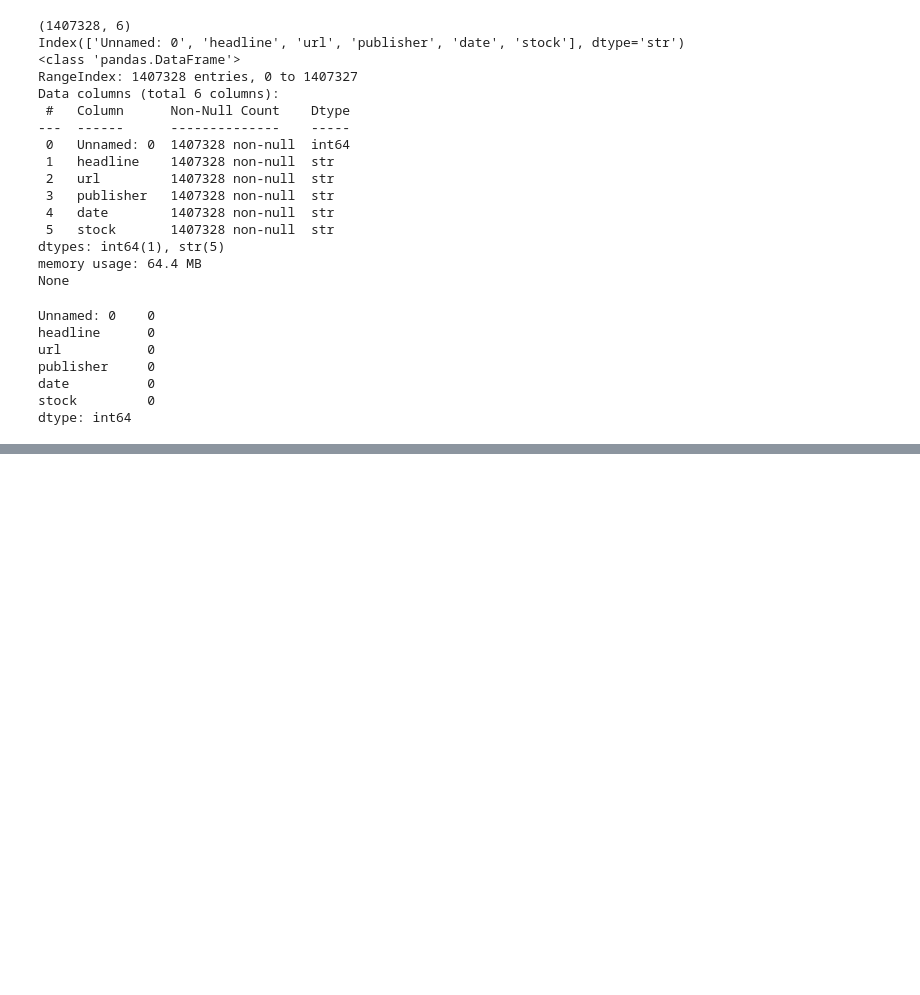
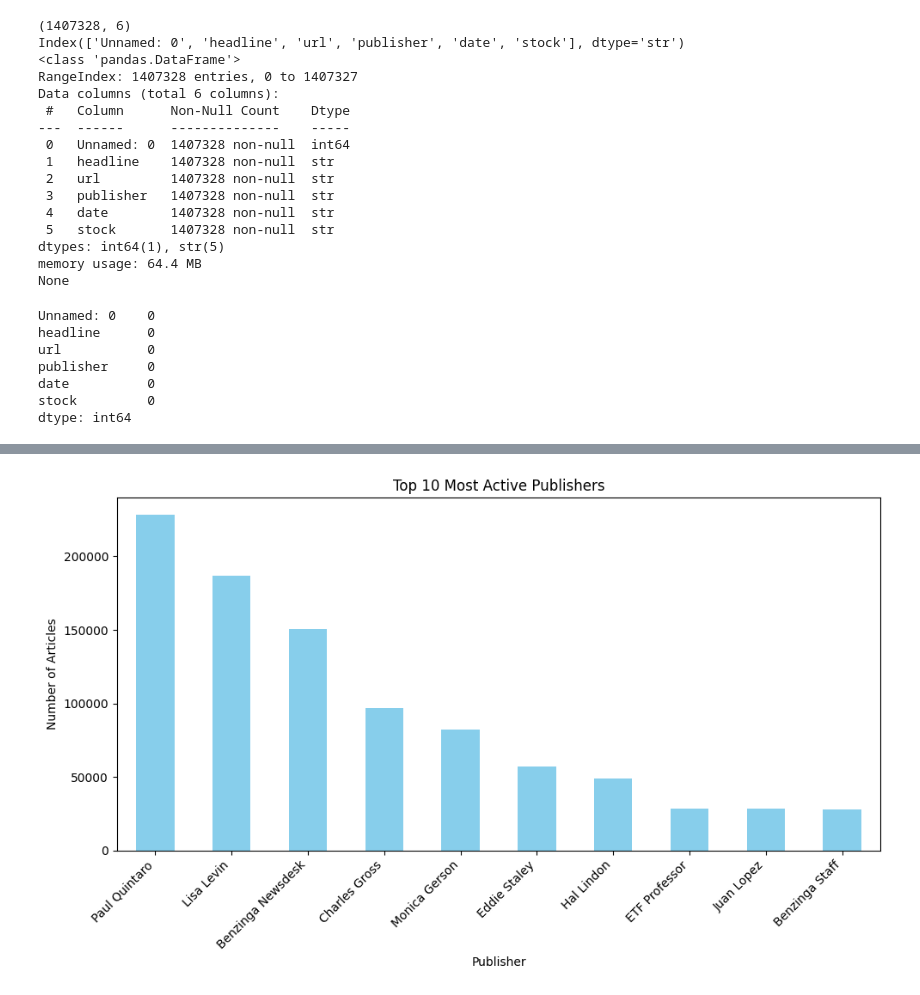
Before and after one commit to bethabreham/news-sentiment-analysis, a Jupyter notebook: notebooks/task1_eda.ipynb, the cells around one changed output, grey strips where cells are left out. Cells and saved outputs as stored; diff of their text form; code cells hidden in the pictures; blank space fills up the shorter version.

```diff
--- a/notebooks/task1_eda.ipynb
+++ b/notebooks/task1_eda.ipynb
@@ -56,0 +79,3 @@ dtype: int64
+# %%
+top_publishers = df_news['publisher'].value_counts().head(10)
+print(top_publishers)
@@ -56,0 +95,11 @@ dtype: int64
+# %%
+plt.figure(figsize=(10, 6))
+top_publishers.plot(kind='bar', color='skyblue')
+plt.title('Top 10 Most Active Publishers')
+plt.xlabel('Publisher')
+plt.ylabel('Number of Articles')
+plt.xticks(rotation=45, ha='right')
+plt.tight_layout()
+plt.show()
+# %% [output]
+[figure, added]
```
Also changed, not shown: parts of 9 cells of this notebook.
